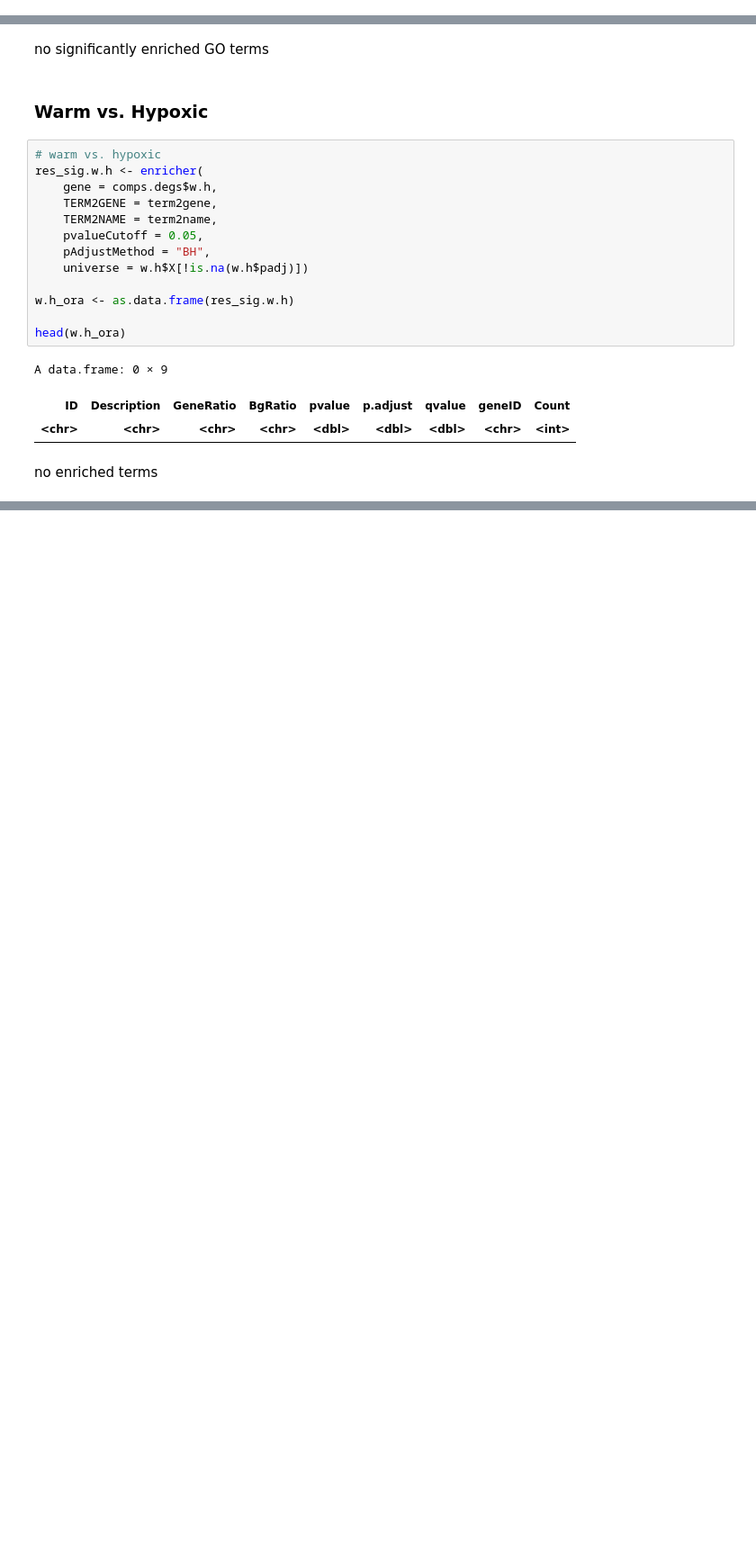
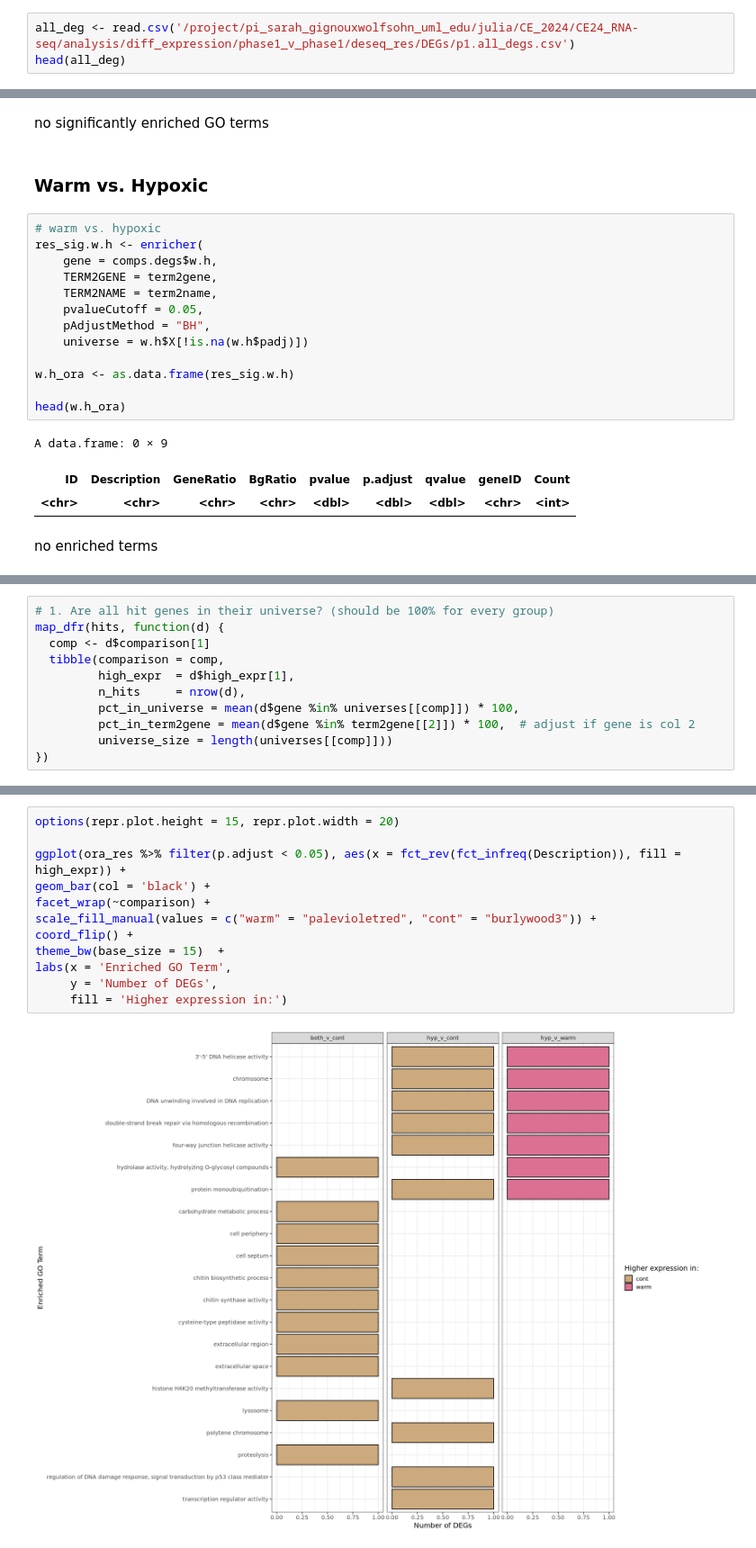
Before and after one commit to jgmcdonough/CE24_RNA-seq, a Jupyter notebook: analysis/diff_expression/phase1_v_phase1/GO_newRef_p1.v.p1.ipynb, the cells around one changed output, grey strips where cells are left out. Shown at 90% size. Cells and saved outputs as stored; diff of their text form; blank space fills up the shorter version.

```diff
--- a/analysis/diff_expression/phase1_v_phase1/GO_newRef_p1.v.p1.ipynb
+++ b/analysis/diff_expression/phase1_v_phase1/GO_newRef_p1.v.p1.ipynb
@@ -136,0 +139,3 @@ A data.frame: 6 × 6
+# %%
+all_deg <- read.csv('/project/pi_sarah_gignouxwolfsohn_uml_edu/julia/CE_2024/CE24_RNA-seq/analysis/diff_expression/phase1_v_phase1/deseq_res/DEGs/p1.all_degs.csv')
+head(all_deg)
@@ -501,0 +576,11 @@ no enriched terms
+# %%
+# 1. Are all hit genes in their universe? (should be 100% for every group)
+map_dfr(hits, function(d) {
+  comp <- d$comparison[1]
+  tibble(comparison = comp,
+         high_expr  = d$high_expr[1],
+         n_hits     = nrow(d),
+         pct_in_universe = mean(d$gene %in% universes[[comp]]) * 100,
+         pct_in_term2gene = mean(d$gene %in% term2gene[[2]]) * 100,  # adjust if gene is col 2
+         universe_size = length(universes[[comp]]))
+})
@@ -501,0 +644,14 @@ no enriched terms
+# %%
+options(repr.plot.height = 15, repr.plot.width = 20)
+
+ggplot(ora_res %>% filter(p.adjust < 0.05), aes(x = fct_rev(fct_infreq(Description)), fill = high_expr)) +
+geom_bar(col = 'black') +
+facet_wrap(~comparison) +
+scale_fill_manual(values = c("warm" = "palevioletred", "cont" = "burlywood3")) +
+coord_flip() +
+theme_bw(base_size = 15)  +
+labs(x = 'Enriched GO Term',
+     y = 'Number of DEGs',
+     fill = 'Higher expression in:')
+# %% [output]
+[figure, added]
```
Also changed, not shown: parts of 11 cells of this notebook.
